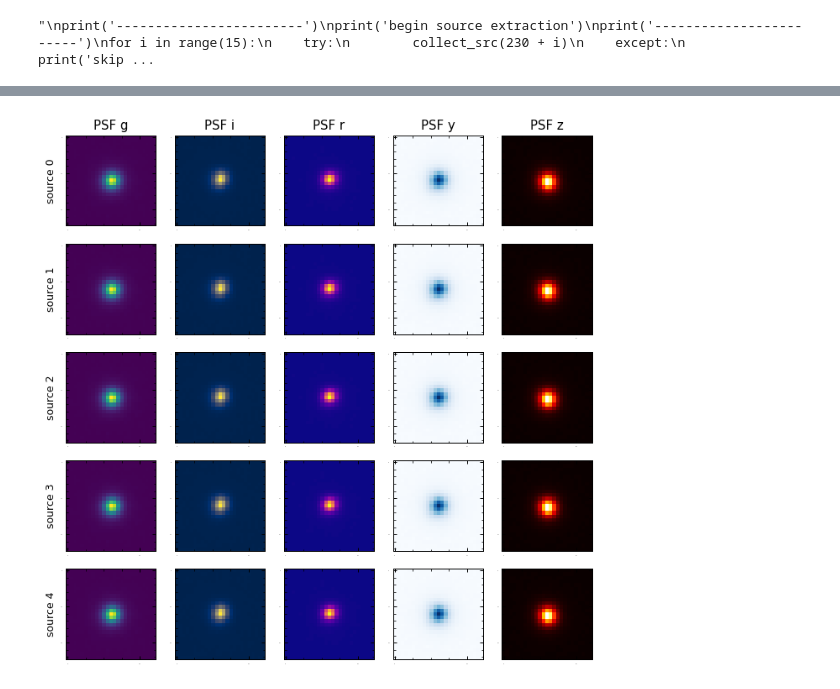
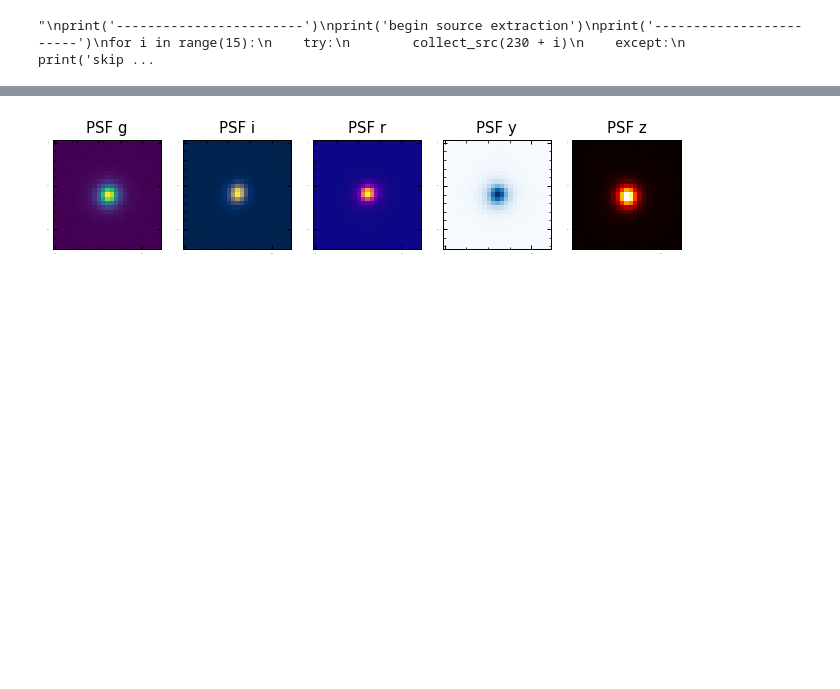
Before and after one commit to SampsonML/HSC_galaxy_tools, a Jupyter notebook: full_scene_extraction.ipynb, the cells around one changed output, grey strips where cells are left out. Saved outputs shown, nothing was run; the diff lists cells and outputs as text; code cells hidden in the pictures; blank space fills up the shorter version.

```diff
--- a/full_scene_extraction.ipynb
+++ b/full_scene_extraction.ipynb
@@ -43,7 +43,7 @@ def collect_src( patch ):
 
     child_end      = 15                                         # go up to child_end numbers of blended components
     #n_child        = list(range(1,child_end))                   # number of deblended children to use
-    n_child = 5
+    n_child = 8
     num_child      = 1 #len(n_child)                               # number of blended children vector elements
     box_shapes     = []                                         # initialise storage array
     skip_count     = 0                                          # initialise source count
@@ -238,7 +238,7 @@ mpl.rcParams['xtick.minor.visible'] = True
 mpl.rcParams['ytick.minor.visible'] = True
 
 fig = plt.figure(figsize=(9, 9), dpi = 90)
-n_child = 5
+n_child = 8
 
 for i in range(n_child):
     plt.subplot(n_child,5,i*5 + 1)
@@ -296,42 +296,41 @@ None
 # %%
 fig = plt.figure(figsize=(9, 9), dpi = 90)
-n_child = 5
-for i in range(n_child):
-    plt.subplot(n_child,5,i*5 + 1)
+for i in range(1):
+    plt.subplot(1,5,1)
     plt.imshow(df['PSF_g'][i])
     if(i == 0): plt.title('PSF g')
-    name = 'source ' + str(df['object_num'][i])
-    plt.ylabel(name)
+    #name = 'source ' + str(df['object_num'][i])
+    #plt.ylabel(name)
     plt.xticks(fontsize=0)
     plt.yticks(fontsize=0)
 
-    plt.subplot(n_child,5,i*5 + 2)
+    plt.subplot(1,5,2)
     plt.imshow(df['PSF_i'][i], cmap = 'cividis')
     if(i == 0): plt.title('PSF i')
     plt.xticks(fontsize=0)
     plt.yticks(fontsize=0)
 
-    plt.subplot(n_child,5,i*5 + 3)
+    plt.subplot(1,5,3)
     plt.imshow(df['PSF_r'][i], cmap = 'plasma')
     if(i == 0): plt.title('PSF r')
     plt.xticks(fontsize=0)
     plt.yticks(fontsize=0)
 
-    plt.subplot(n_child,5,i*5 + 4)
+    plt.subplot(1,5,4)
     plt.imshow(df['PSF_y'][i], cmap = 'Blues')
     if(i == 0): plt.title('PSF y')
     plt.xticks(fontsize=0)
     plt.yticks(fontsize=0)
 
-    plt.subplot(n_child,5,i*5 + 5)
+    plt.subplot(1,5,5)
     plt.imshow(df['PSF_z'][i], cmap = 'hot')
     if(i == 0): plt.title('PSF z')
     plt.xticks(fontsize=0)
     plt.yticks(fontsize=0)
 
 plt.show()
 # %% [output]
-[figure, old version]
+[figure, new version]
 # %%
 import lsst.meas.extensions.scarlet as mes
 
```
Also changed, not shown: parts of 2 cells of this notebook, 1 other file.
